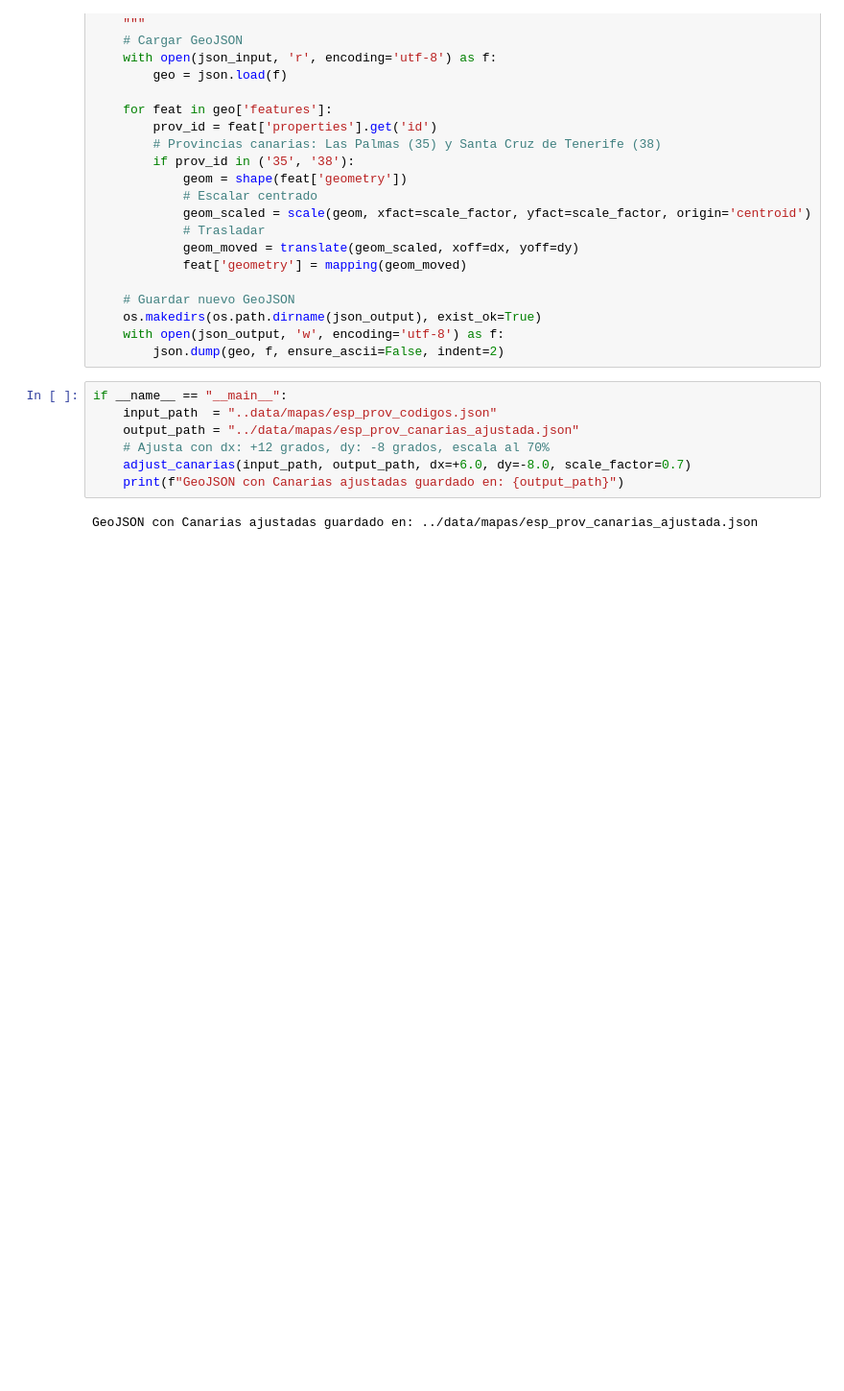
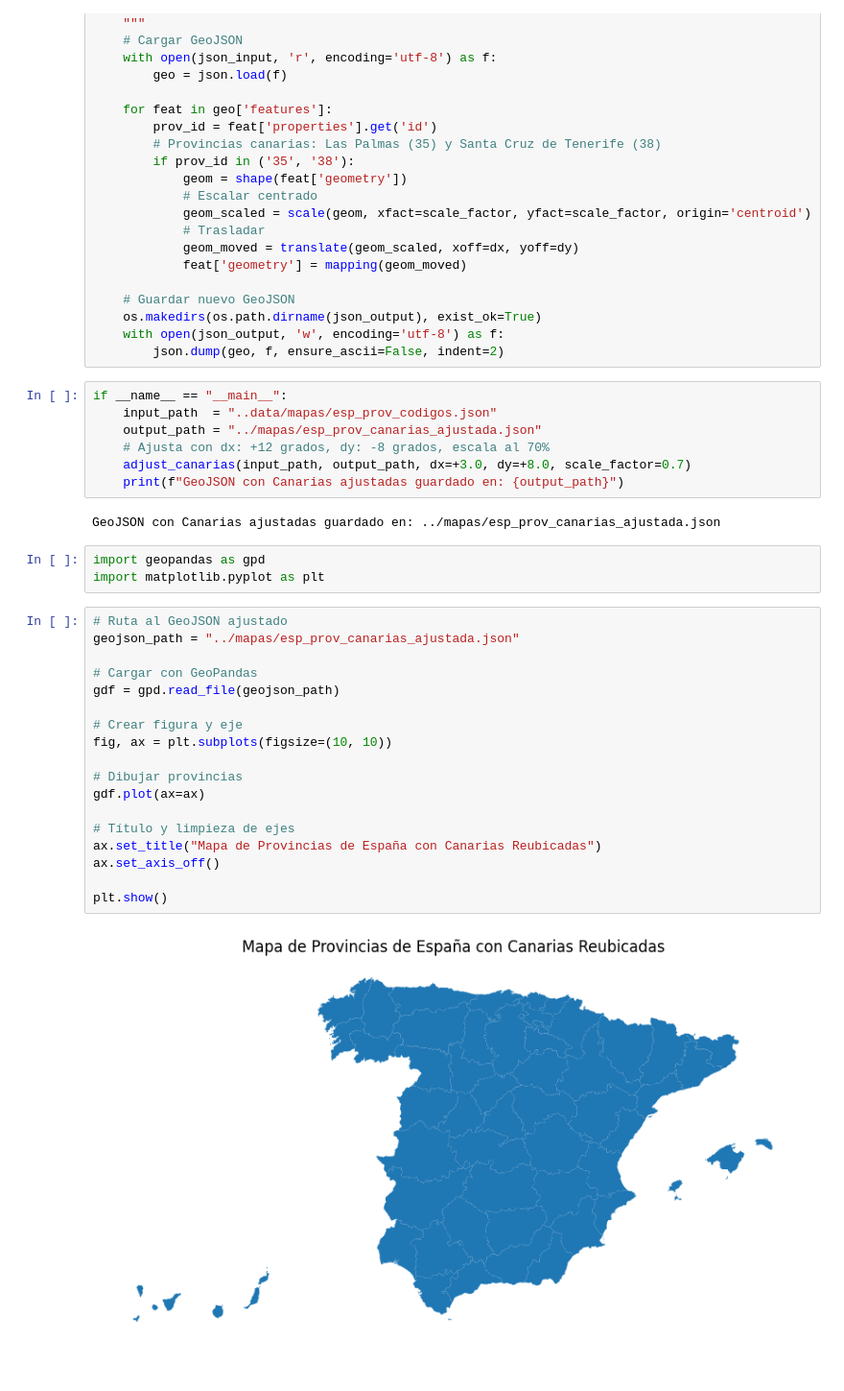
Before and after one commit to Jalope/TFM_Repo, a Jupyter notebook: DB_Demografia/config_mapa.ipynb, the cells around one changed output. Shown: that part at 96% size. Cells and saved outputs as stored; diff of their text form; blank space fills up the shorter version.

Commit message:
Mapas con canarias más cerca de la península

```diff
--- a/DB_Demografia/config_mapa.ipynb
+++ b/DB_Demografia/config_mapa.ipynb
@@ -78,9 +78,32 @@ def adjust_canarias(json_input, json_output, dx=10.0, dy=5.0, scale_factor=0.8):
 # %%
 if __name__ == "__main__":
     input_path  = "..data/mapas/esp_prov_codigos.json"
-    output_path = "../data/mapas/esp_prov_canarias_ajustada.json"
+    output_path = "../mapas/esp_prov_canarias_ajustada.json"
     # Ajusta con dx: +12 grados, dy: -8 grados, escala al 70%
-    adjust_canarias(input_path, output_path, dx=+6.0, dy=-8.0, scale_factor=0.7)
+    adjust_canarias(input_path, output_path, dx=+3.0, dy=+8.0, scale_factor=0.7)
     print(f"GeoJSON con Canarias ajustadas guardado en: {output_path}")
 # %% [output]
-GeoJSON con Canarias ajustadas guardado en: ../data/mapas/esp_prov_canarias_ajustada.json
+GeoJSON con Canarias ajustadas guardado en: ../mapas/esp_prov_canarias_ajustada.json
+# %%
+import geopandas as gpd
+import matplotlib.pyplot as plt
+# %%
+# Ruta al GeoJSON ajustado
+geojson_path = "../mapas/esp_prov_canarias_ajustada.json"
+
+# Cargar con GeoPandas
+gdf = gpd.read_file(geojson_path)
+
+# Crear figura y eje
+fig, ax = plt.subplots(figsize=(10, 10))
+
+# Dibujar provincias
+gdf.plot(ax=ax)
+
+# Título y limpieza de ejes
+ax.set_title("Mapa de Provincias de España con Canarias Reubicadas")
+ax.set_axis_off()
+
+plt.show()
+# %% [output]
+[figure, added]
```
Also changed, not shown: parts of 3 cells of this notebook, 1 other file.
